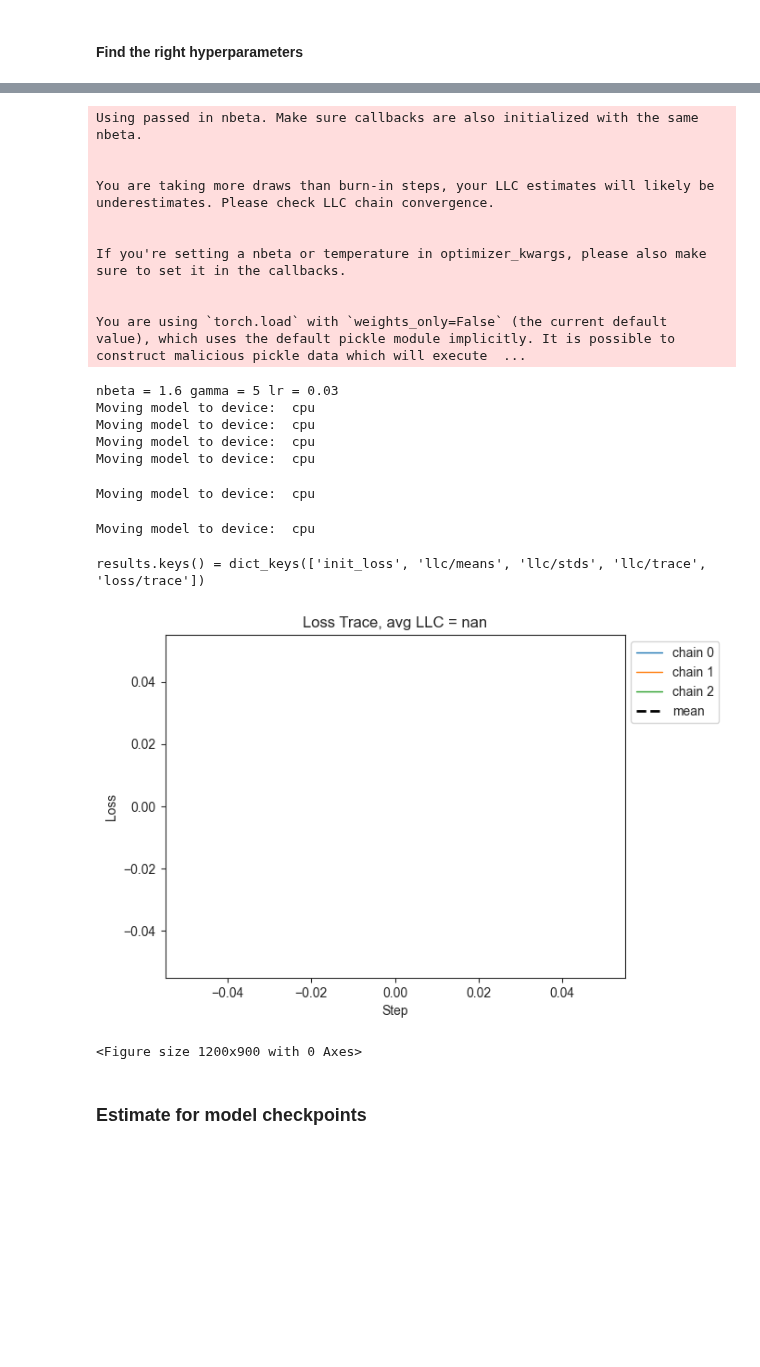
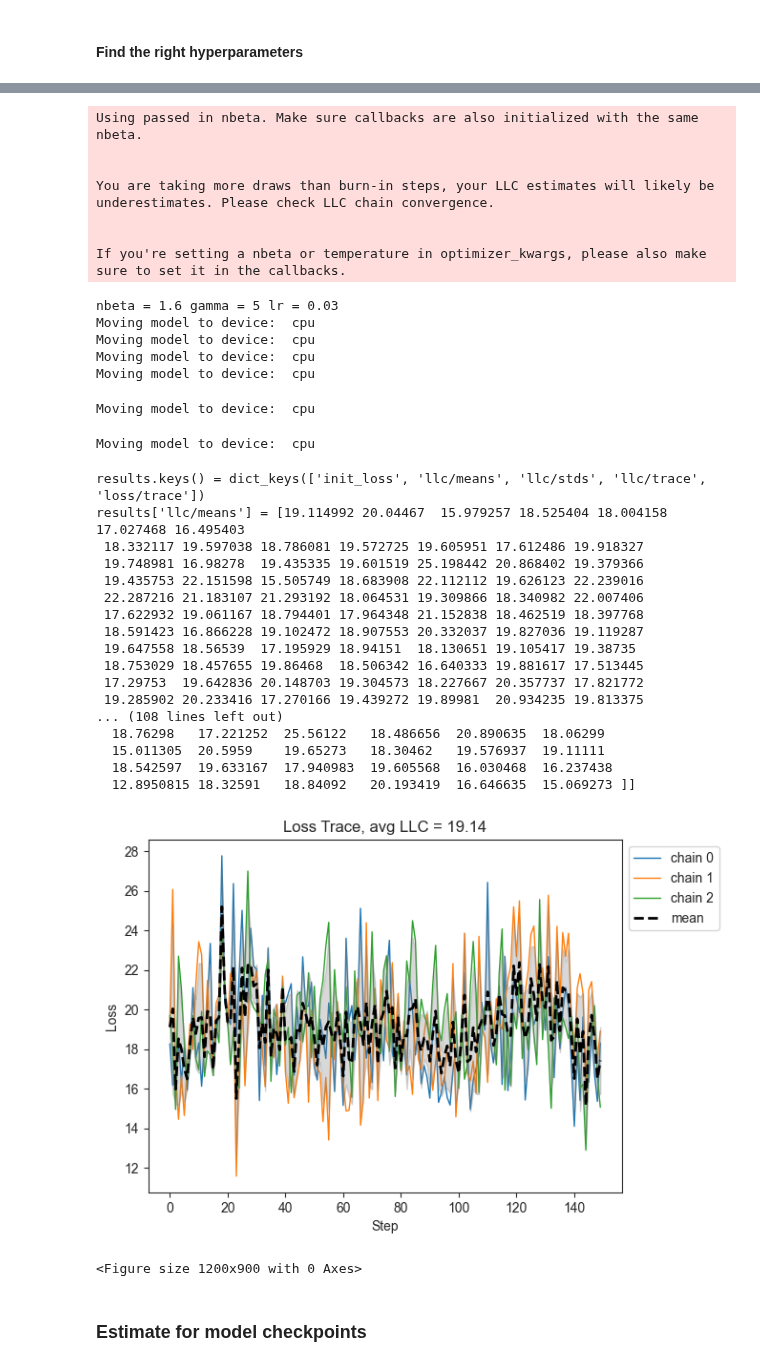
Before and after one commit to james-sullivan/ArithmeticTransformer, a Jupyter notebook: src/EstimateLLC.ipynb, the cells around one changed output, grey strips where cells are left out. Drawn from its saved outputs; the diff is of its cells as text; code cells hidden in the pictures; blank space fills up the shorter version.

```diff
--- a/src/EstimateLLC.ipynb
+++ b/src/EstimateLLC.ipynb
@@ -19,7 +19,7 @@ device = "cuda" if torch.cuda.is_available() else "cpu"
 RAND_SEED = 42
 
 if CREATE_ESTIMATES:
-    LOAD_LOCATION = "../saves/check_point_50/grokking_addition.pth"
+    LOAD_LOCATION = "../saves/check_point_50/grokking_add_multi_0.5.pth"
 
     cached_data = torch.load(LOAD_LOCATION, weights_only=False)
 
@@ -39,5 +39,7 @@ if CREATE_ESTIMATES:
 
     # print(f"train_frac = {train_frac} addition_frac = {addition_frac}")
     print(f"len(train_losses) = {len(train_losses)} len(test_losses) = {len(test_losses)} len(model_checkpoints) = {len(model_checkpoints)}")
+    print(f"train_data.shape = {train_data.shape} train_labels.shape = {train_labels.shape}")
+    print(f"train_data[:5] = {train_data[:5]} train_labels[:5] = {train_labels[:5]}")
 # %% [output]
 len(train_losses) = 6000 len(test_losses) = 6000 len(model_checkpoints) = 120
@@ -56,10 +67,10 @@ if CREATE_ESTIMATES:
         d_head = 32,
         d_mlp = 512,
         act_fn = "relu",
-        normalization_type=None, # "LN",
+        normalization_type= "LN" if "blocks.0.ln1.w" in state_dict else None,
         d_vocab=max_nums+1,
         d_vocab_out=mod_value,
-        n_ctx= 3,
+        n_ctx= train_data.shape[1],
         init_weights=True,
         device=device,
         seed = RAND_SEED,
@@ -133,7 +144,7 @@ def estimate_llc_given_model(
 from devinterp.vis_utils import EpsilonBetaAnalyzer
 
 if TUNE_HYPERPARAMS:
-    model.load_state_dict(model_checkpoints[-1])
+    model.load_state_dict(state_dict)
     analyzer = EpsilonBetaAnalyzer()
     analyzer.configure_sweep(
         llc_estimator=estimate_llc_given_model,
@@ -233,7 +257,7 @@ if TUNE_HYPERPARAMS:
 if TUNE_HYPERPARAMS:
     print(f"nbeta = {nbeta} gamma = {gamma} lr = {lr}")
 
-    model.load_state_dict(model_checkpoints[60])
+    model.load_state_dict(state_dict=state_dict)
 
     results = estimate_learning_coeff_with_summary(
                     model,
@@ -248,37 +272,55 @@ if TUNE_HYPERPARAMS:
                     device=device,
                     online=True,
                 )
     print(f"results.keys() = {results.keys()}")
+    print(f"results['llc/means'] = {results['llc/means']}")
+    print(f"results['llc/stds'] = {results['llc/stds']}")
+    print(f"results['llc/trace'].shape = {results['llc/trace'].shape}")
+    print(f"results['llc/trace'] = {results['llc/trace']}")
+
     plot_trace(
         results["llc/trace"],
         "Loss",
         x_axis="Step",
         title=f"Loss Trace, avg LLC = {sum(results['llc/means']) / len(results['llc/means']):.2f}",
         plot_mean=False,
         plot_std=False,
         fig_size=(12, 9),
         true_lc=None,
     )
 # %% [output]
 Using passed in nbeta. Make sure callbacks are also initialized with the same nbeta.
 
 
 You are taking more draws than burn-in steps, your LLC estimates will likely be underestimates. Please check LLC chain convergence.
 
 
 If you're setting a nbeta or temperature in optimizer_kwargs, please also make sure to set it in the callbacks.
-
-
-You are using `torch.load` with `weights_only=False` (the current default value), which uses the default pickle module implicitly. It is possible to construct malicious pickle data which will execute  ...
 nbeta = 1.6 gamma = 5 lr = 0.03
 Moving model to device:  cpu
 Moving model to device:  cpu
 Moving model to device:  cpu
 Moving model to device:  cpu
 Moving model to device:  cpu
 Moving model to device:  cpu
 results.keys() = dict_keys(['init_loss', 'llc/means', 'llc/stds', 'llc/trace', 'loss/trace'])
+results['llc/means'] = [19.114992 20.04467  15.979257 18.525404 18.004158 17.027468 16.495403
+ 18.332117 19.597038 18.786081 19.572725 19.605951 17.612486 19.918327
+ 19.748981 16.98278  19.435335 19.601519 25.198442 20.868402 19.379366
+ 19.435753 22.151598 15.505749 18.683908 22.112112 19.626123 22.239016
+ 22.287216 21.183107 21.293192 18.064531 19.309866 18.340982 22.007406
+ 17.622932 19.061167 18.794401 17.964348 21.152838 18.462519 18.397768
+ 18.591423 16.866228 19.102472 18.907553 20.332037 19.827036 19.119287
+ 19.647558 18.56539  17.195929 18.94151  18.130651 19.105417 19.38735
+ 18.753029 18.457655 19.86468  18.506342 16.640333 19.881617 17.513445
+ 17.29753  19.642836 20.148703 19.304573 18.227667 20.357737 17.821772
+ 19.285902 20.233416 17.270166 19.439272 19.89981  20.934235 19.813375
+... (108 lines left out)
+  18.76298   17.221252  25.56122   18.486656  20.890635  18.06299
+  15.011305  20.5959    19.65273   18.30462   19.576937  19.11111
+  18.542597  19.633167  17.940983  19.605568  16.030468  16.237438
+  12.8950815 18.32591   18.84092   20.193419  16.646635  15.069273 ]]
-[figure, old version]
+[figure, new version]
 <Figure size 1200x900 with 0 Axes>
 # %% [markdown]
 ### Estimate for model checkpoints
```
Also changed, not shown: parts of 4 cells of this notebook, 3 other files.
